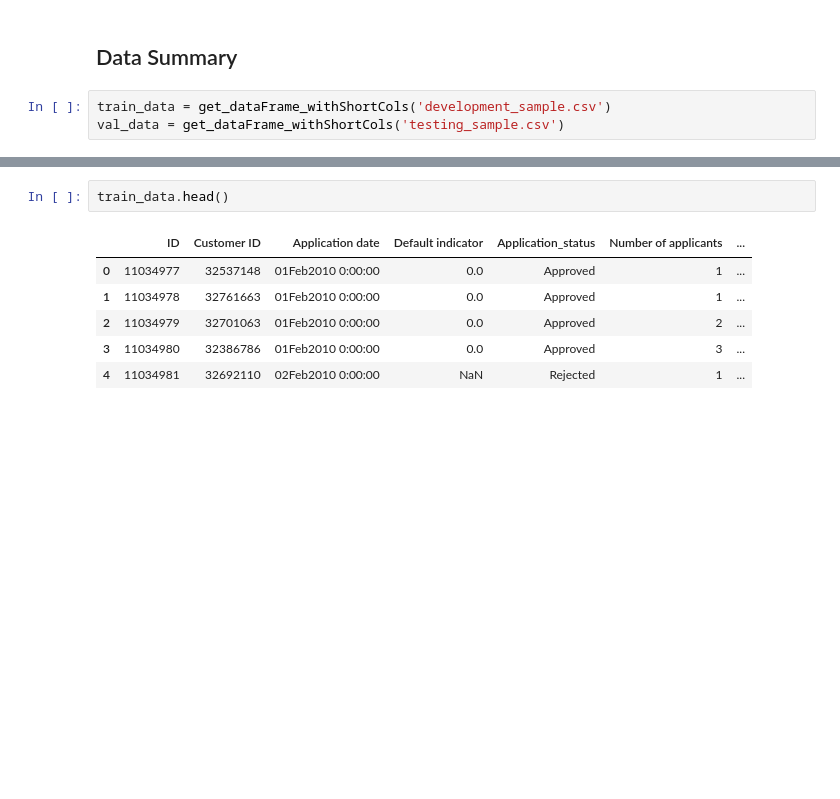
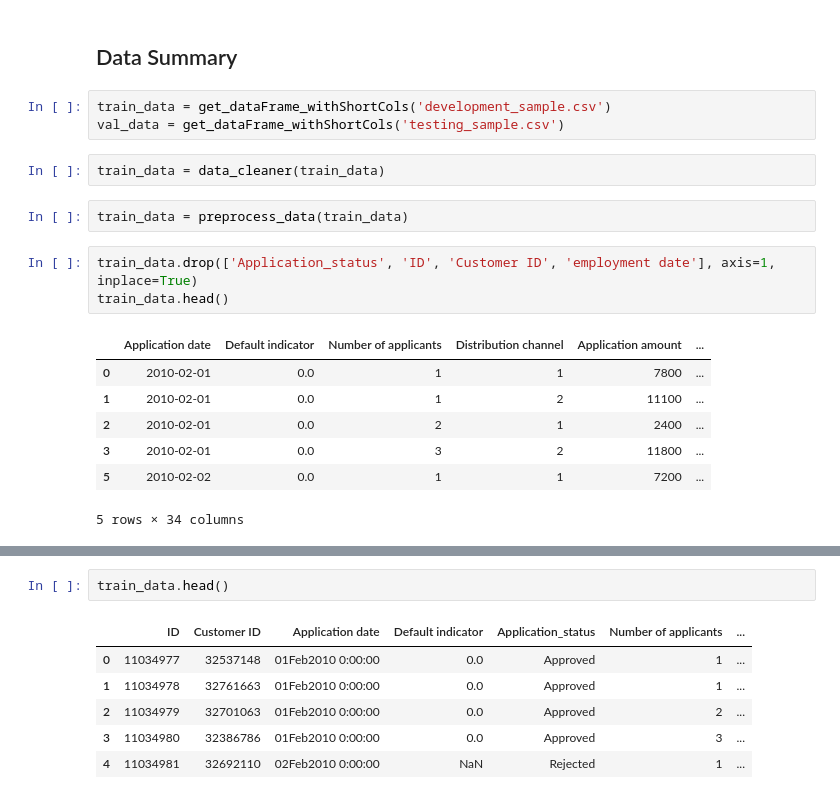
Before and after one commit to Jagodno/Pre-selection-Assignment, a Jupyter notebook: jupyter_notebooks/eda.ipynb, the cells around one changed output, grey strips where cells are left out. Drawn from its saved outputs; the diff is of its cells as text; blank space fills up the shorter version.

```diff
--- a/jupyter_notebooks/eda.ipynb
+++ b/jupyter_notebooks/eda.ipynb
@@ -23,3 +23,18 @@ import matplotlib.pyplot as plt
 # %%
 train_data = get_dataFrame_withShortCols('development_sample.csv')
 val_data = get_dataFrame_withShortCols('testing_sample.csv')
+# %%
+train_data = data_cleaner(train_data)
+# %%
+train_data = preprocess_data(train_data)
+# %%
+train_data.drop(['Application_status', 'ID', 'Customer ID', 'employment date'], axis=1, inplace=True)
+train_data.head()
+# %% [output]
+|  | Application date | Default indicator | Number of applicants | Distribution channel | Application amount | ... |
+| 0 | 2010-02-01 | 0.0 | 1 | 1 | 7800 | ... |
+| 1 | 2010-02-01 | 0.0 | 1 | 2 | 11100 | ... |
+| 2 | 2010-02-01 | 0.0 | 2 | 1 | 2400 | ... |
+| 3 | 2010-02-01 | 0.0 | 3 | 2 | 11800 | ... |
+| 5 | 2010-02-02 | 0.0 | 1 | 1 | 7200 | ... |
+5 rows × 34 columns
```
Also changed, not shown: parts of 5 cells of this notebook, 2 other files.
